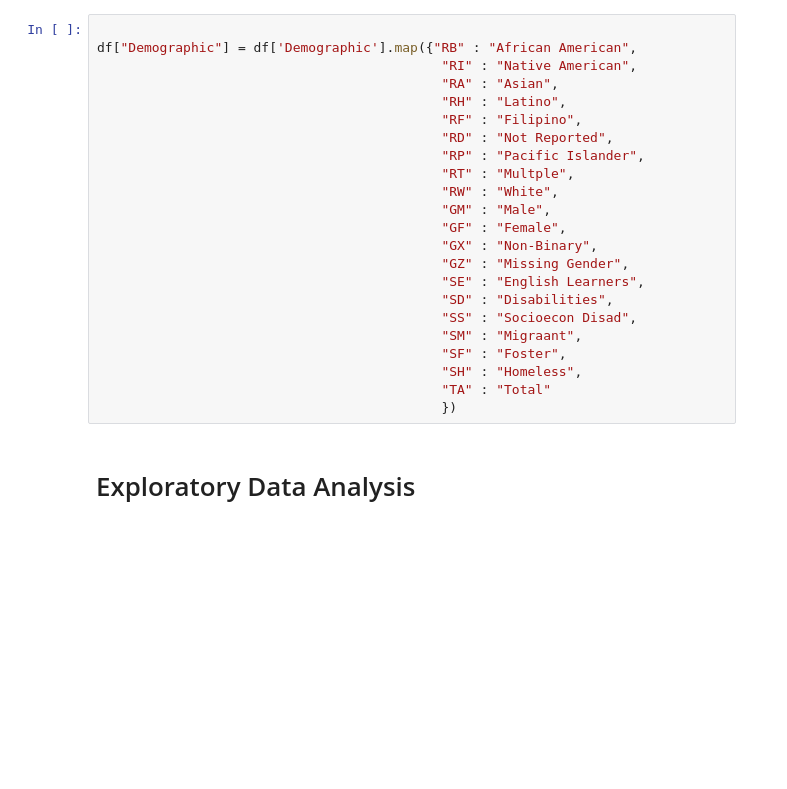
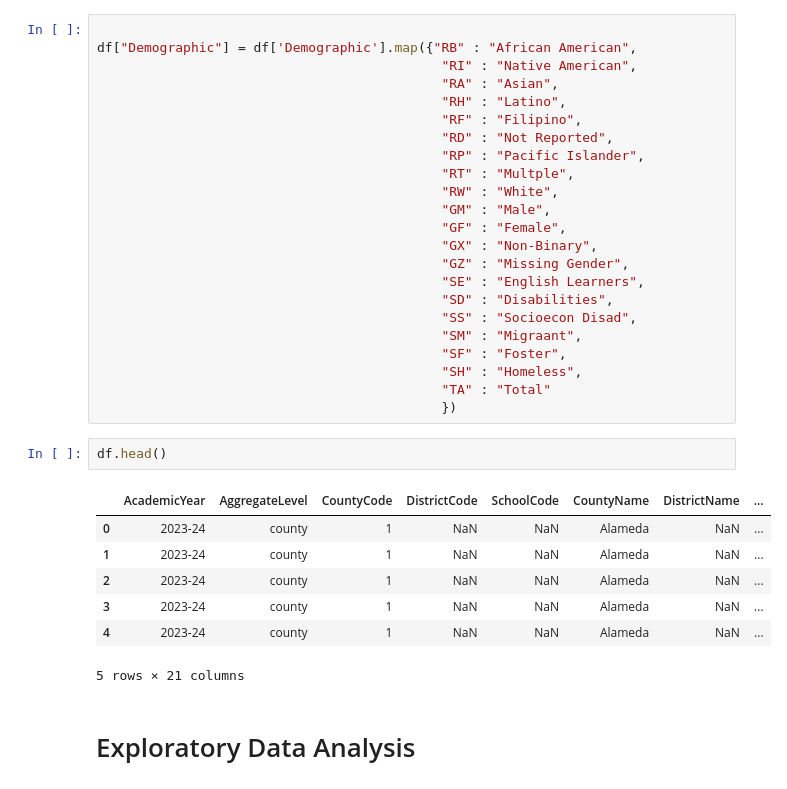
Before and after one commit to EmilioD19/Expulsion-in-California, a Jupyter notebook: explusion classification.ipynb, the cells around one changed output. Cells and saved outputs as stored; diff of their text form; blank space fills up the shorter version.

```diff
--- a/explusion classification.ipynb
+++ b/explusion classification.ipynb
@@ -143,6 +143,16 @@ df["Demographic"] = df['Demographic'].map({"RB" : "African American",
                                             "SH" : "Homeless",
                                             "TA" : "Total"
                                             })
+# %%
+df.head()
+# %% [output]
+|  | AcademicYear | AggregateLevel | CountyCode | DistrictCode | SchoolCode | CountyName | DistrictName | ... |
+| 0 | 2023-24 | county | 1 | NaN | NaN | Alameda | NaN | ... |
+| 1 | 2023-24 | county | 1 | NaN | NaN | Alameda | NaN | ... |
+| 2 | 2023-24 | county | 1 | NaN | NaN | Alameda | NaN | ... |
+| 3 | 2023-24 | county | 1 | NaN | NaN | Alameda | NaN | ... |
+| 4 | 2023-24 | county | 1 | NaN | NaN | Alameda | NaN | ... |
+5 rows × 21 columns
 # %% [markdown]
 # Exploratory Data Analysis
 # %%
```
Also changed, not shown: parts of 6 cells of this notebook.
